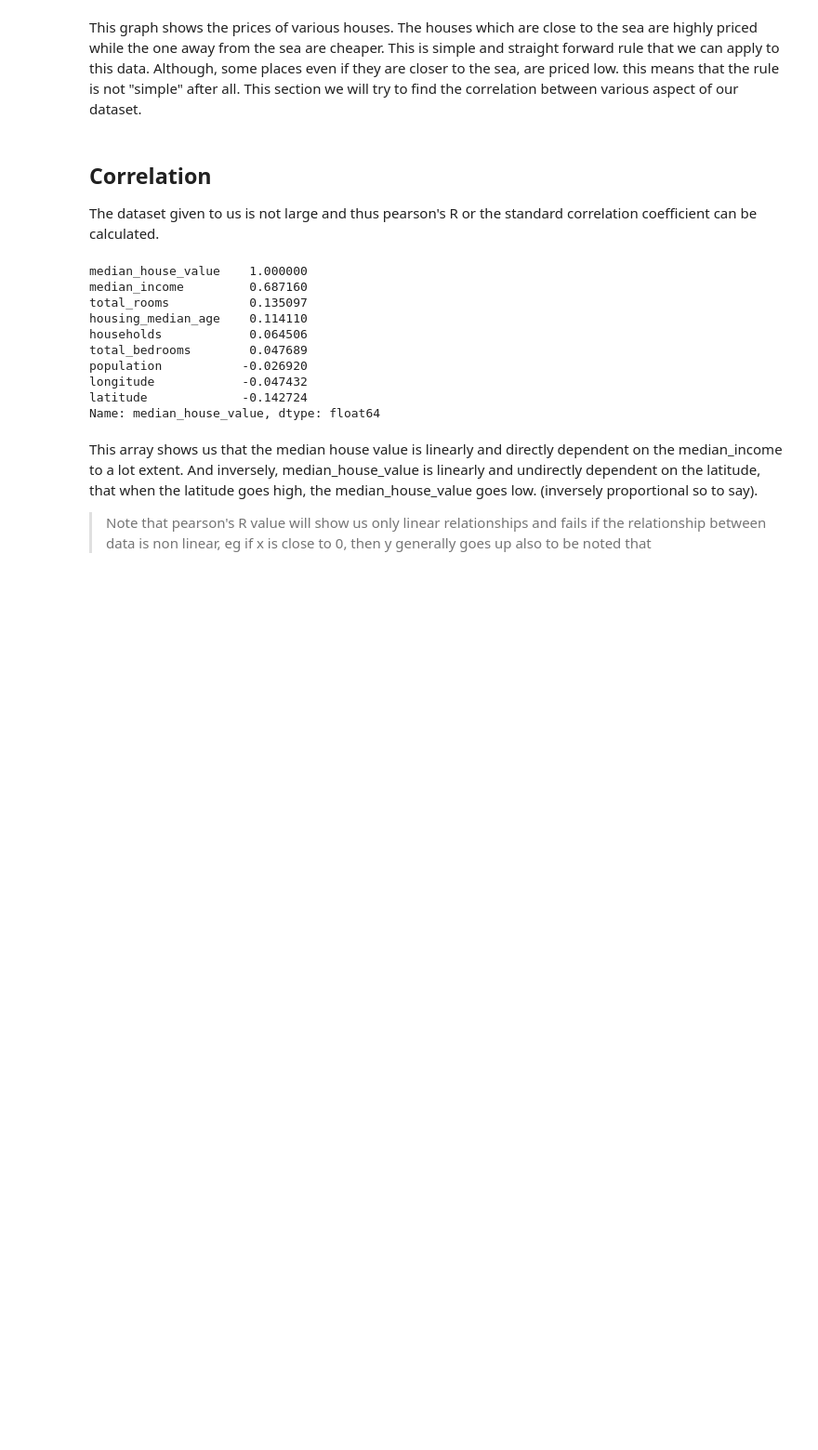
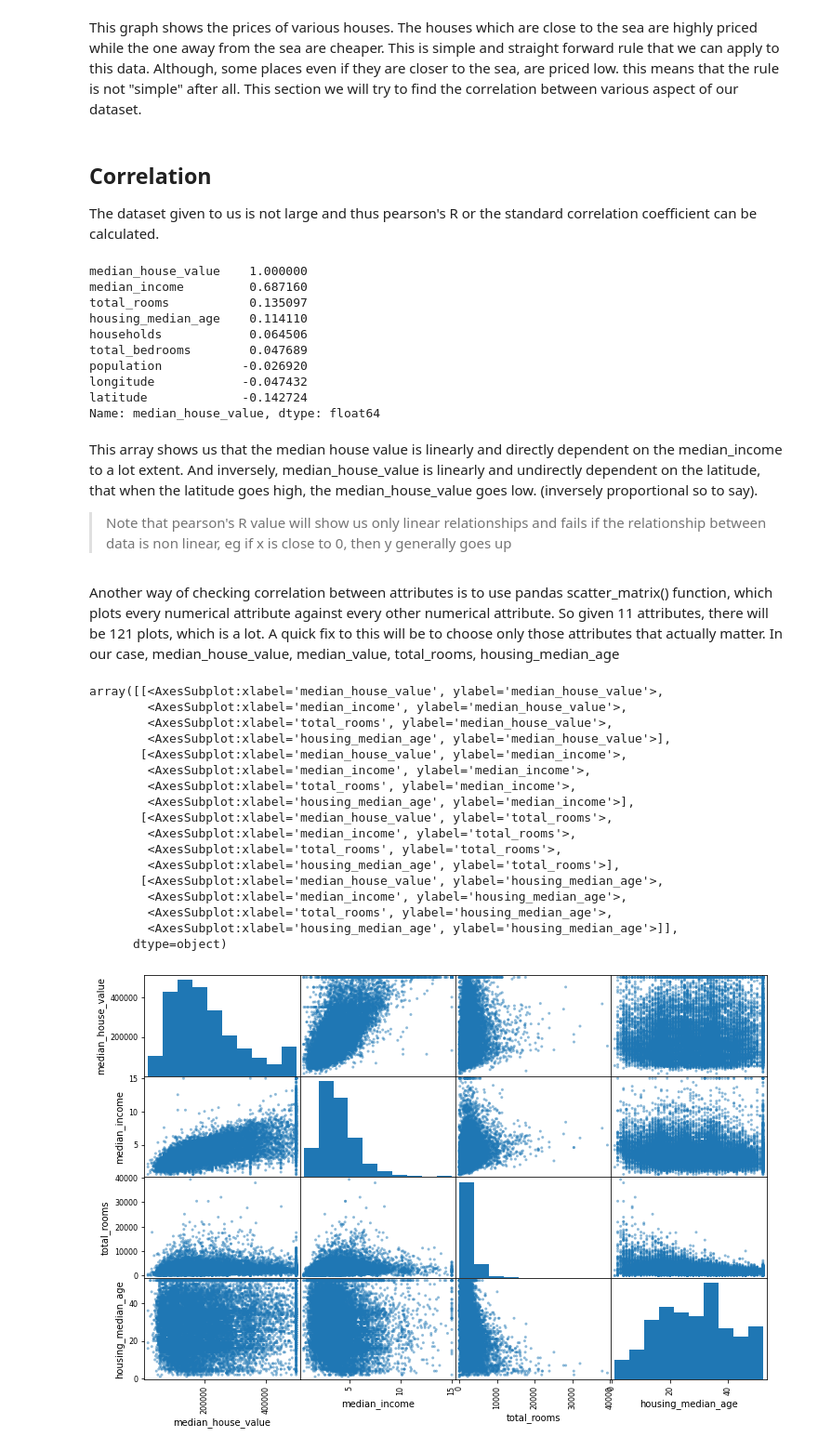
Before and after one commit to yajatvishwak/machineLearning, a Jupyter notebook: Chapter 2/Housing.ipynb, the cells around one changed output. Shown at 93% size. Saved outputs shown, nothing was run; the diff lists cells and outputs as text; code cells hidden in the pictures; blank space fills up the shorter version.

Commit message:
Housing

```diff
--- a/Chapter 2/Housing.ipynb
+++ b/Chapter 2/Housing.ipynb
@@ -250,4 +250,30 @@ latitude             -0.142724
 Name: median_house_value, dtype: float64
 # %% [markdown]
 This array shows us that the median house value is linearly and directly dependent on the median_income to a lot extent. And inversely, median_house_value is linearly and undirectly dependent on the latitude, that when the latitude goes high, the median_house_value goes low. (inversely proportional so to say).
-> Note that pearson's R value will show us only linear relationships and fails if the relationship between data is non linear, eg if x is close to 0, then y generally goes up also to be noted that
+> Note that pearson's R value will show us only linear relationships and fails if the relationship between data is non linear, eg if x is close to 0, then y generally goes up
+# %% [markdown]
+Another way of checking correlation between attributes is to use pandas scatter_matrix() function, which plots every numerical attribute against every other numerical attribute. So given 11 attributes, there will be 121 plots, which is a lot. A quick fix to this will be to choose only those attributes that actually matter.
+In our case, median_house_value, median_value, total_rooms, housing_median_age
+# %%
+from pandas.plotting import scatter_matrix
+attributes = ["median_house_value", "median_income","total_rooms", "housing_median_age"]
+scatter_matrix(housing[attributes], figsize= (12,8))
+# %% [output]
+array([[<AxesSubplot:xlabel='median_house_value', ylabel='median_house_value'>,
+        <AxesSubplot:xlabel='median_income', ylabel='median_house_value'>,
+        <AxesSubplot:xlabel='total_rooms', ylabel='median_house_value'>,
+        <AxesSubplot:xlabel='housing_median_age', ylabel='median_house_value'>],
+       [<AxesSubplot:xlabel='median_house_value', ylabel='median_income'>,
+        <AxesSubplot:xlabel='median_income', ylabel='median_income'>,
+        <AxesSubplot:xlabel='total_rooms', ylabel='median_income'>,
+        <AxesSubplot:xlabel='housing_median_age', ylabel='median_income'>],
+       [<AxesSubplot:xlabel='median_house_value', ylabel='total_rooms'>,
+        <AxesSubplot:xlabel='median_income', ylabel='total_rooms'>,
+        <AxesSubplot:xlabel='total_rooms', ylabel='total_rooms'>,
+        <AxesSubplot:xlabel='housing_median_age', ylabel='total_rooms'>],
+       [<AxesSubplot:xlabel='median_house_value', ylabel='housing_median_age'>,
+        <AxesSubplot:xlabel='median_income', ylabel='housing_median_age'>,
+        <AxesSubplot:xlabel='total_rooms', ylabel='housing_median_age'>,
+        <AxesSubplot:xlabel='housing_median_age', ylabel='housing_median_age'>]],
+      dtype=object)
+[figure, added]
```
Also changed, not shown: parts of 5 cells of this notebook.
